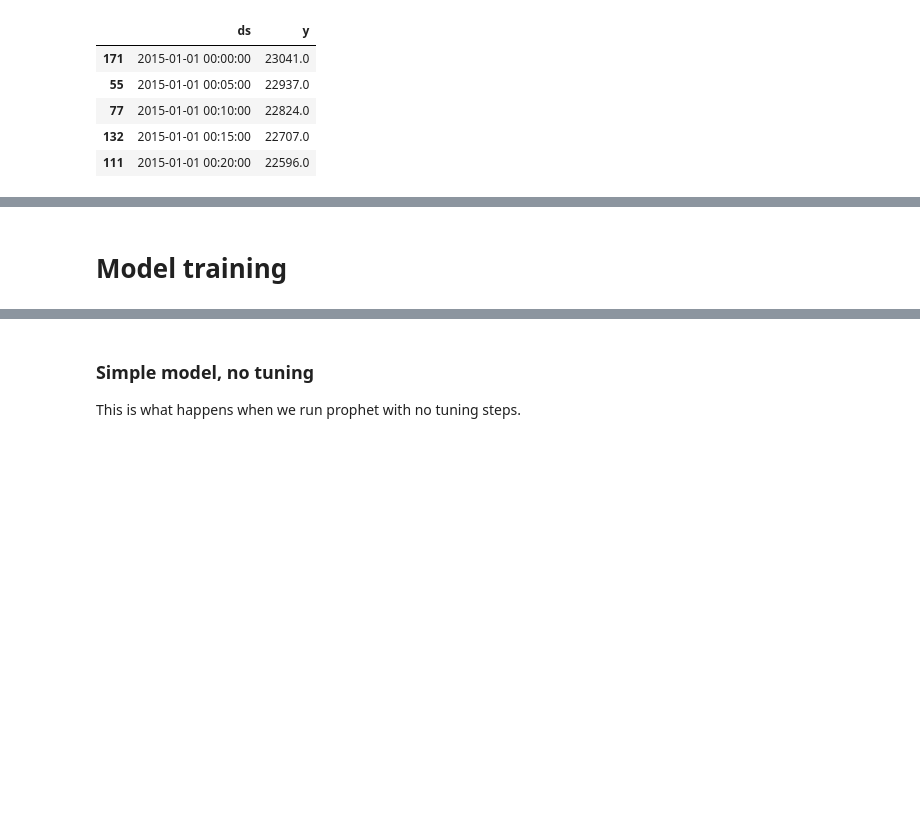
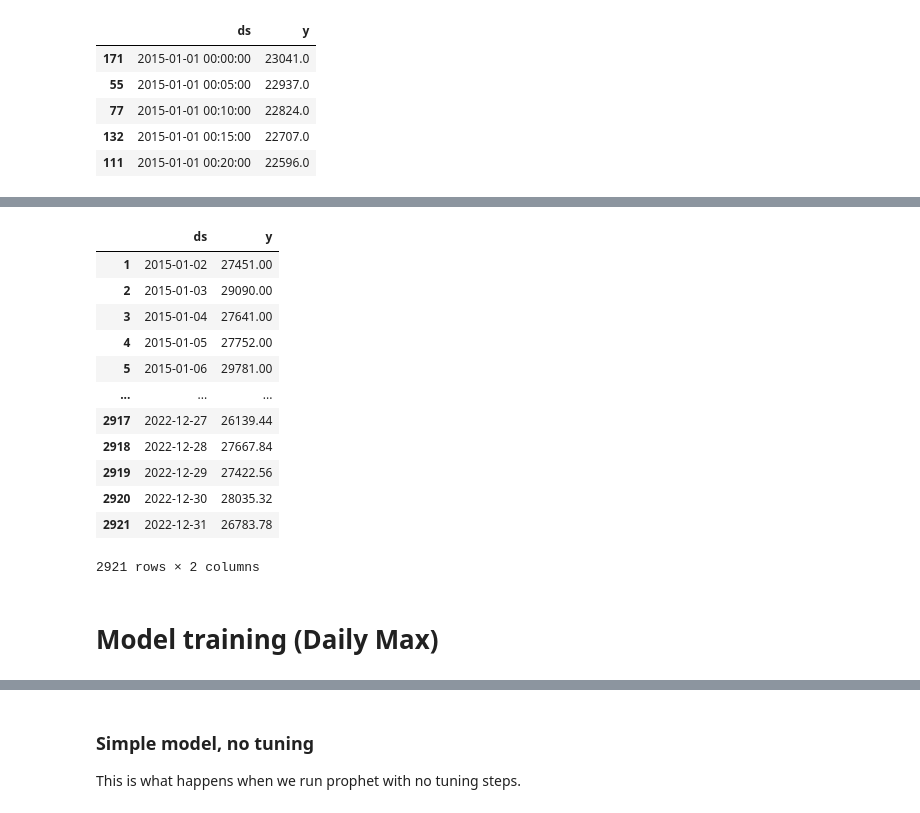
Before and after one commit to abosneaga/renewable_power, a Jupyter notebook: model_notebooks/Prophet.ipynb, the cells around one changed output, grey strips where cells are left out. Saved outputs shown, nothing was run; the diff lists cells and outputs as text; code cells hidden in the pictures; blank space fills up the shorter version.

```diff
--- a/model_notebooks/Prophet.ipynb
+++ b/model_notebooks/Prophet.ipynb
@@ -35,2 +59,22 @@ data.head()
+# %%
+daily_data = raw_data.copy()
+daily_data['date'] = pd.to_datetime(daily_data['timestamp'].str[:10])
+daily_data = daily_data.groupby('date').agg({'load_MW': 'max'}).reset_index().iloc[1:-1,]
+daily_data = daily_data.rename({'date': 'ds', 'load_MW': 'y'}, axis=1)
+daily_data
+# %% [output]
+|  | ds | y |
+| 1 | 2015-01-02 | 27451.00 |
+| 2 | 2015-01-03 | 29090.00 |
+| 3 | 2015-01-04 | 27641.00 |
+| 4 | 2015-01-05 | 27752.00 |
+| 5 | 2015-01-06 | 29781.00 |
+| ... | ... | ... |
+| 2917 | 2022-12-27 | 26139.44 |
+| 2918 | 2022-12-28 | 27667.84 |
+| 2919 | 2022-12-29 | 27422.56 |
+| 2920 | 2022-12-30 | 28035.32 |
+| 2921 | 2022-12-31 | 26783.78 |
+2921 rows × 2 columns
 # %% [markdown]
-# Model training
+# Model training (Daily Max)
```
Also changed, not shown: parts of 23 cells of this notebook, 2 other files.
